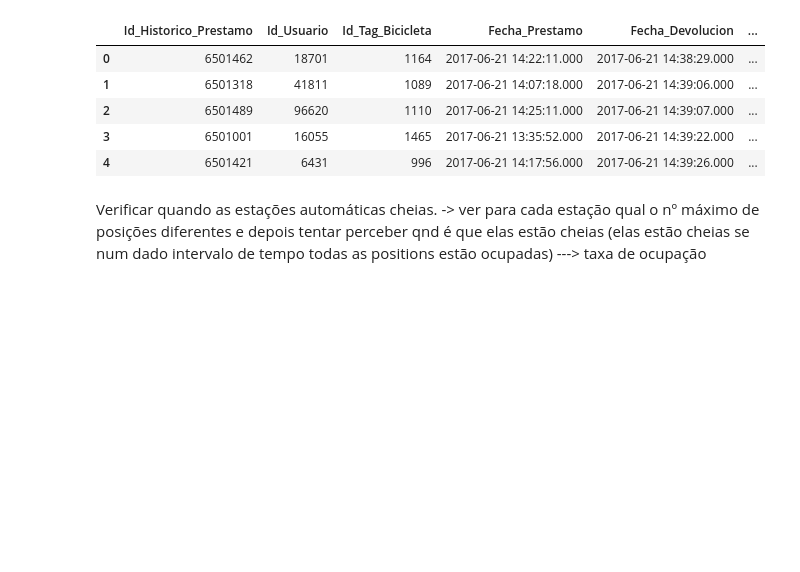
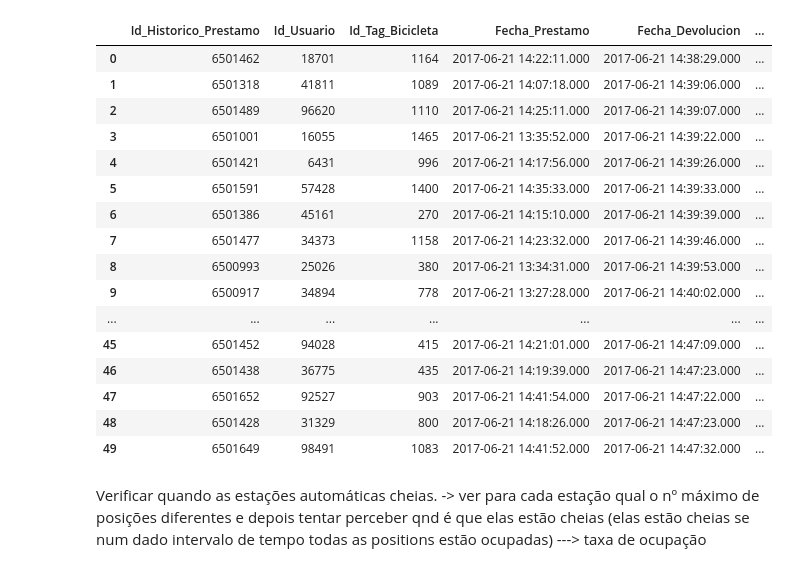
Before and after one commit to anafsa/ChildrenOfJupyter, a Jupyter notebook: Stage-3/EDA-Ana.ipynb, the cells around one changed output. Drawn from its saved outputs; the diff is of its cells as text; code cells hidden in the pictures; blank space fills up the shorter version.

```diff
--- a/Stage-3/EDA-Ana.ipynb
+++ b/Stage-3/EDA-Ana.ipynb
@@ -8,2 +6,4 @@ from sklearn.preprocessing import OneHotEncoder, OrdinalEncoder
+# %%
+base = '/home/ana/Downloads/'
 # %%
-df = pd.read_pickle("df_clean")
+df = pd.read_pickle(base + 'df_clean')
@@ -10,11 +24,22 @@ df = pd.read_pickle("df_clean")
 # %%
-df.head()
+df.head(50)
 # %% [output]
 |  | Id_Historico_Prestamo | Id_Usuario | Id_Tag_Bicicleta | Fecha_Prestamo | Fecha_Devolucion | ... |
 | 0 | 6501462 | 18701 | 1164 | 2017-06-21 14:22:11.000 | 2017-06-21 14:38:29.000 | ... |
 | 1 | 6501318 | 41811 | 1089 | 2017-06-21 14:07:18.000 | 2017-06-21 14:39:06.000 | ... |
 | 2 | 6501489 | 96620 | 1110 | 2017-06-21 14:25:11.000 | 2017-06-21 14:39:07.000 | ... |
 | 3 | 6501001 | 16055 | 1465 | 2017-06-21 13:35:52.000 | 2017-06-21 14:39:22.000 | ... |
 | 4 | 6501421 | 6431 | 996 | 2017-06-21 14:17:56.000 | 2017-06-21 14:39:26.000 | ... |
+| 5 | 6501591 | 57428 | 1400 | 2017-06-21 14:35:33.000 | 2017-06-21 14:39:33.000 | ... |
+| 6 | 6501386 | 45161 | 270 | 2017-06-21 14:15:10.000 | 2017-06-21 14:39:39.000 | ... |
+| 7 | 6501477 | 34373 | 1158 | 2017-06-21 14:23:32.000 | 2017-06-21 14:39:46.000 | ... |
+| 8 | 6500993 | 25026 | 380 | 2017-06-21 13:34:31.000 | 2017-06-21 14:39:53.000 | ... |
+| 9 | 6500917 | 34894 | 778 | 2017-06-21 13:27:28.000 | 2017-06-21 14:40:02.000 | ... |
+| ... | ... | ... | ... | ... | ... | ... |
+| 45 | 6501452 | 94028 | 415 | 2017-06-21 14:21:01.000 | 2017-06-21 14:47:09.000 | ... |
+| 46 | 6501438 | 36775 | 435 | 2017-06-21 14:19:39.000 | 2017-06-21 14:47:23.000 | ... |
+| 47 | 6501652 | 92527 | 903 | 2017-06-21 14:41:54.000 | 2017-06-21 14:47:22.000 | ... |
+| 48 | 6501428 | 31329 | 800 | 2017-06-21 14:18:26.000 | 2017-06-21 14:47:23.000 | ... |
+| 49 | 6501649 | 98491 | 1083 | 2017-06-21 14:41:52.000 | 2017-06-21 14:47:32.000 | ... |
 # %% [markdown]
 Verificar quando as estações automáticas cheias. -> ver para cada estação qual o nº máximo de posições diferentes e depois tentar perceber qnd é que elas estão cheias (elas estão cheias se num dado intervalo de tempo todas as positions estão ocupadas) ---> taxa de ocupação
```
Also changed, not shown: parts of 20 cells of this notebook.
